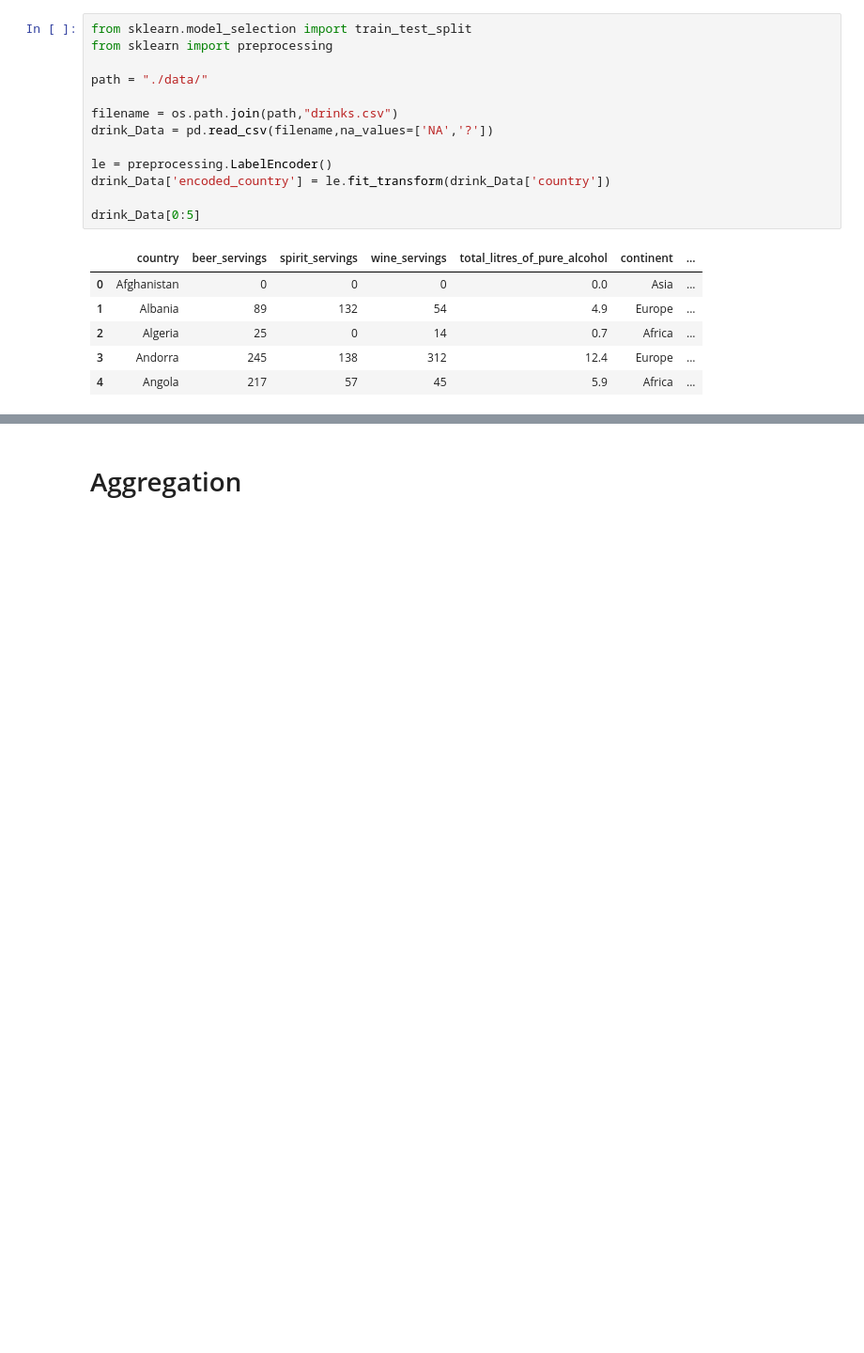
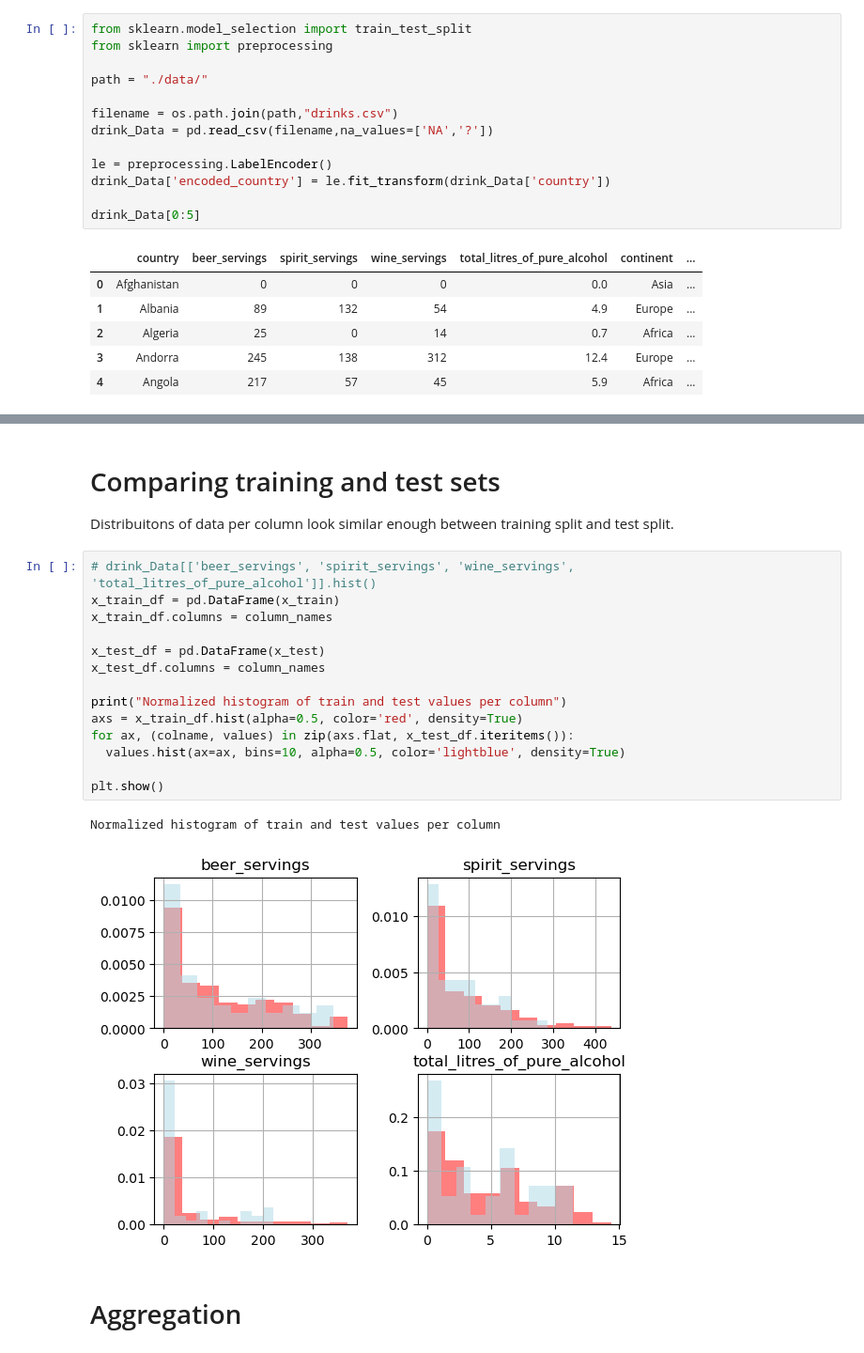
Before and after one commit to OtaSteven/CSC177_Proj, a Jupyter notebook: data_process/air_drink_dataPreprocessing.ipynb, the cells around one changed output, grey strips where cells are left out. Shown at 94% size. Saved outputs shown, nothing was run; the diff lists cells and outputs as text; blank space fills up the shorter version.

```diff
--- a/data_process/air_drink_dataPreprocessing.ipynb
+++ b/data_process/air_drink_dataPreprocessing.ipynb
@@ -718,3 +760,24 @@ y_test shape:  (49,)
+# %% [markdown]
+# Comparing training and test sets
+
+Distribuitons of data per column look similar enough between training split and test split.
+# %%
+# drink_Data[['beer_servings', 'spirit_servings', 'wine_servings', 'total_litres_of_pure_alcohol']].hist()
+x_train_df = pd.DataFrame(x_train)
+x_train_df.columns = column_names
+
+x_test_df = pd.DataFrame(x_test)
+x_test_df.columns = column_names
+
+print("Normalized histogram of train and test values per column")
+axs = x_train_df.hist(alpha=0.5, color='red', density=True)
+for ax, (colname, values) in zip(axs.flat, x_test_df.iteritems()):
+  values.hist(ax=ax, bins=10, alpha=0.5, color='lightblue', density=True)
+
+plt.show()
+# %% [output]
+Normalized histogram of train and test values per column
+[figure, added]
 # %% [markdown]
 # Aggregation
 # %% [markdown]
```
Also changed, not shown: parts of 13 cells of this notebook.
